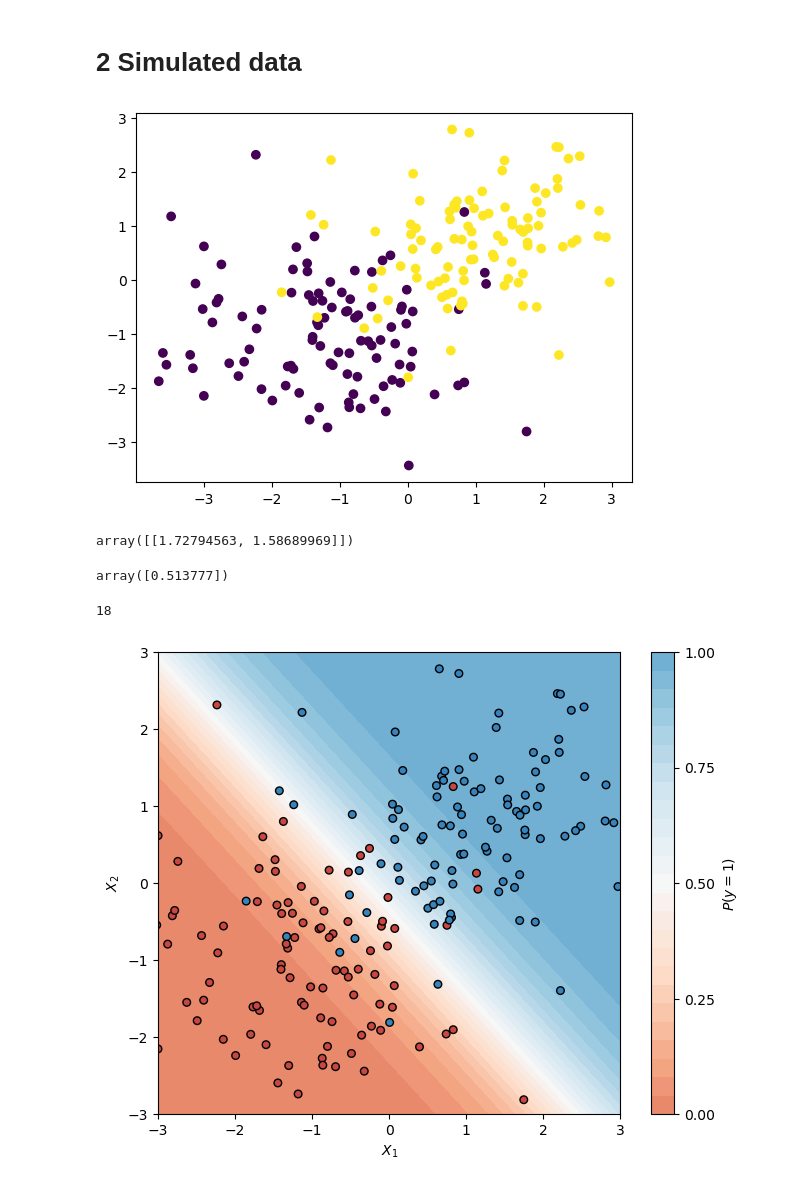
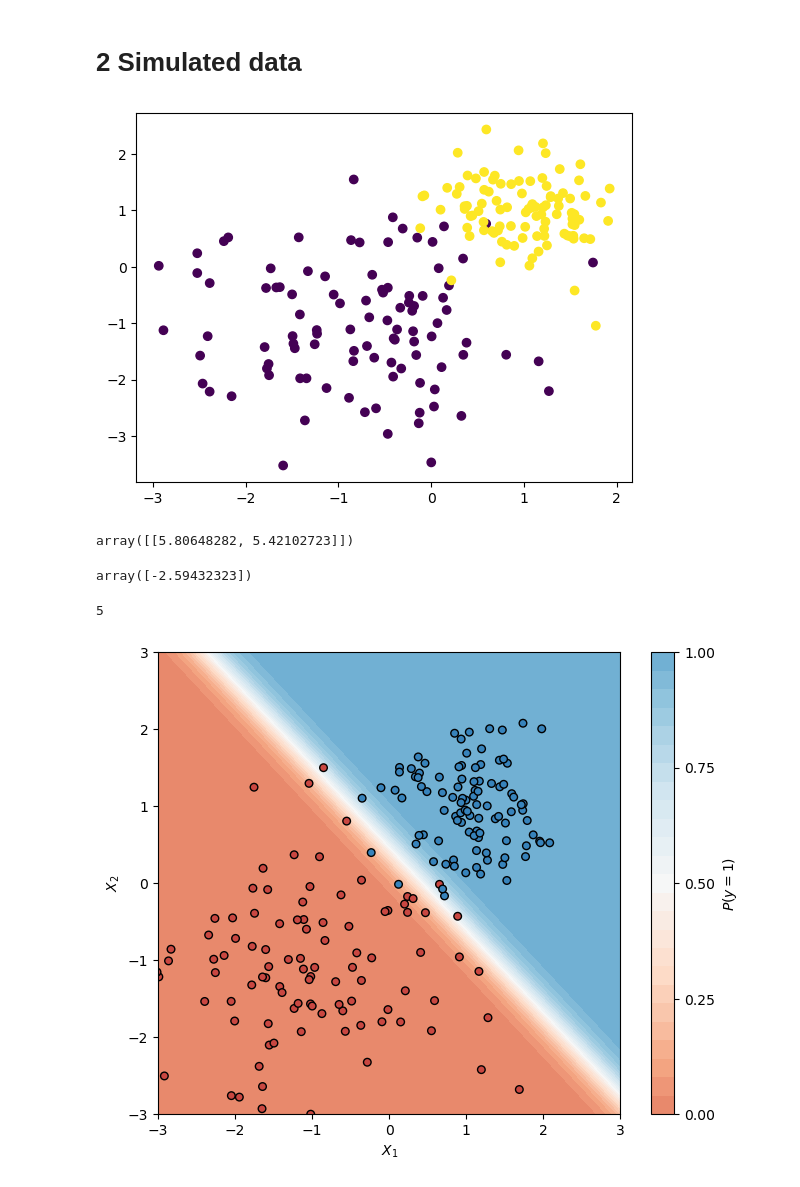
Before and after one commit to jack-rutherford/MATH313, a Jupyter notebook: classification_demo.ipynb, the cells around one changed output. Drawn from its saved outputs; the diff is of its cells as text; code cells hidden in the pictures.

```diff
--- a/classification_demo.ipynb
+++ b/classification_demo.ipynb
@@ -98,7 +98,7 @@ print(qda.covariance_)
 # 2 Simulated data
 # %%
 X1 = np.random.randn(100,2) + [-1,-1]
-X2 = np.random.randn(100,2) + [1,1]
+X2 = np.random.randn(100,2)*0.5 + [1,1]
 X = np.concatenate((X1, X2), axis=0)
 truelabels = np.repeat([0,1], 100)
 k = 2
@@ -107,43 +107,43 @@ n = X.shape[0]  # number of data points
 
 plt.scatter(x=X[:,0], y=X[:,1], c=truelabels);   # plot the data
 # %% [output]
-[figure, old version]
+[figure, new version]
 # %%
 LRmodel = linear_model.LogisticRegression(penalty=None).fit(X, truelabels.ravel())
 LRprobs = LRmodel.predict_proba(X)  # fitted probxabilities
 # %%
 LRmodel.coef_
 # %% [output]
-array([[1.72794563, 1.58689969]])
+array([[5.80648282, 5.42102723]])
 # %%
 LRmodel.intercept_
 # %% [output]
-array([0.513777])
+array([-2.59432323])
 # %%
 np.sum(LRmodel.predict(X)-truelabels.ravel() != 0)
 # %% [output]
-18
+5
 # %%
 # Next, make a continuous grid of values and evaluate the probability of each (x, y) point in the grid:
 
-xx, yy = np.mgrid[-3:3:.01, -3:3:.01]
+xx, yy = np.mgrid[-3.5:3.5:.01, -3.5:3.5:.01]
 grid = np.c_[xx.ravel(), yy.ravel()]
 LRprobs = LRmodel.predict_proba(grid)[:, 1].reshape(xx.shape)
 
 # Now, plot the probability grid as a contour map and additionally show the test set samples on top of it:
 
 f, ax = plt.subplots(figsize=(8, 6))
 contour = ax.contourf(xx, yy, LRprobs, 30, cmap="RdBu", vmin=-0.5, vmax=1.5)
 ax_c = f.colorbar(contour)
 ax_c.set_label("$P(y = 1)$")
 ax_c.set_ticks([0, .25, .5, .75, 1])
 
 ax.scatter(X[:,0], X[:,1], c=truelabels, s=30,
            cmap="RdBu", vmin=-0.25, vmax=1.25,
            edgecolor="black", linewidth=1);
 
 ax.set(aspect="equal",
        xlim=(-3, 3), ylim=(-3, 3),
        xlabel="$X_1$", ylabel="$X_2$");
 # %% [output]
-[figure, old version]
+[figure, new version]
```
Also changed, not shown: parts of 27 cells of this notebook, 3 other files.
